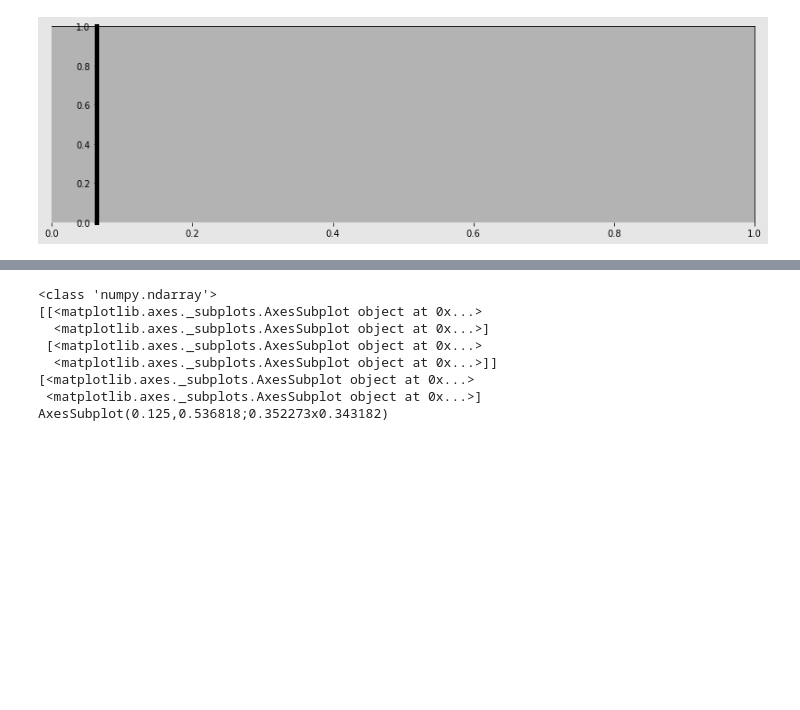
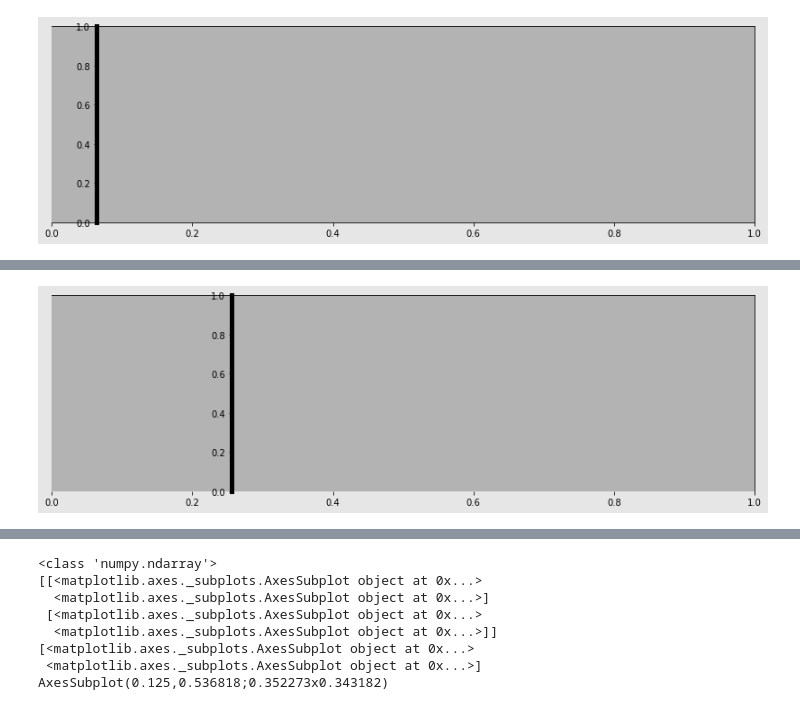
Before and after one commit to son50git/PKT_004_Visualizaiton_PY_MTL, a Jupyter notebook: PKT_004_Rework_01.ipynb, the cells around one changed output, grey strips where cells are left out. Cells and saved outputs as stored; diff of their text form; code cells hidden in the pictures; blank space fills up the shorter version.

```diff
--- a/PKT_004_Rework_01.ipynb
+++ b/PKT_004_Rework_01.ipynb
@@ -193,0 +224,10 @@ fig
+# %%
+spine_left = spines['left']
+spine_left.set_position(('outward', -200))
+spine_left.set_linewidth(5)
+
+spine_bottom = spines['bottom']
+spine_bottom.set_position(('outward', 0))
+fig
+# %% [output]
+[figure, added]
```
Also changed, not shown: parts of 11 cells of this notebook.
